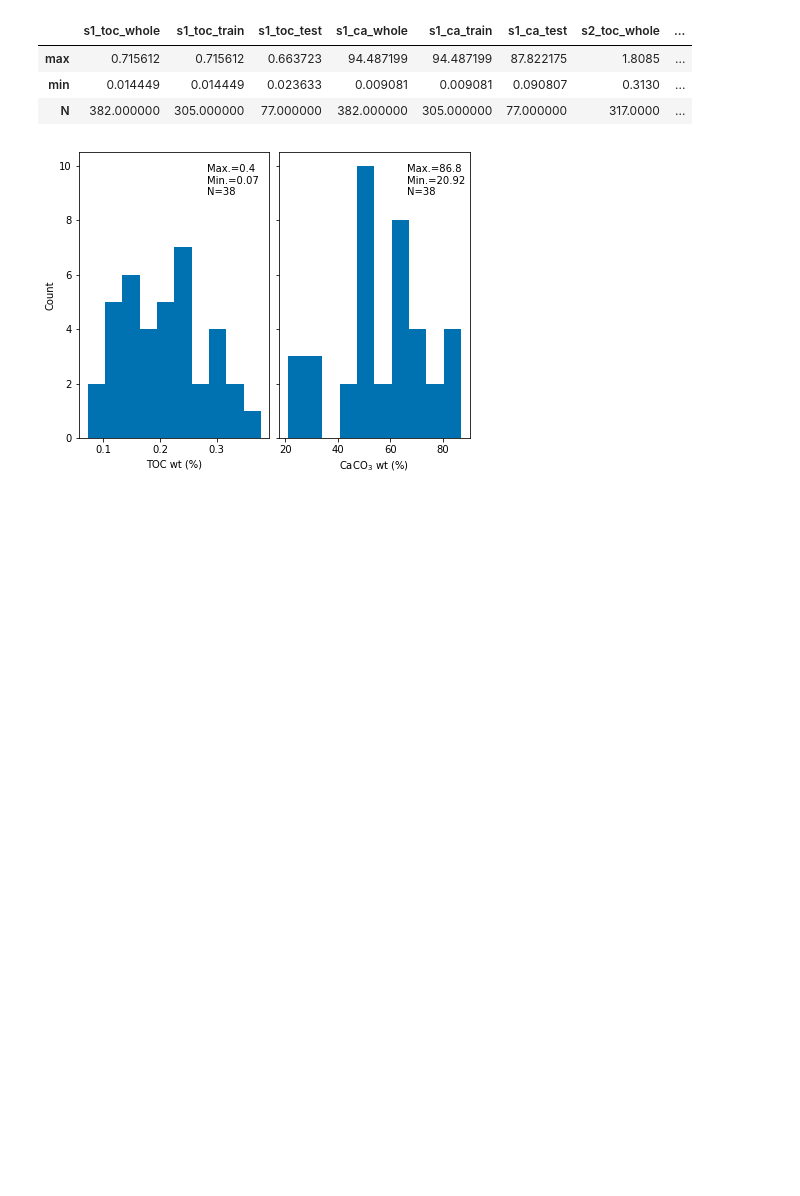
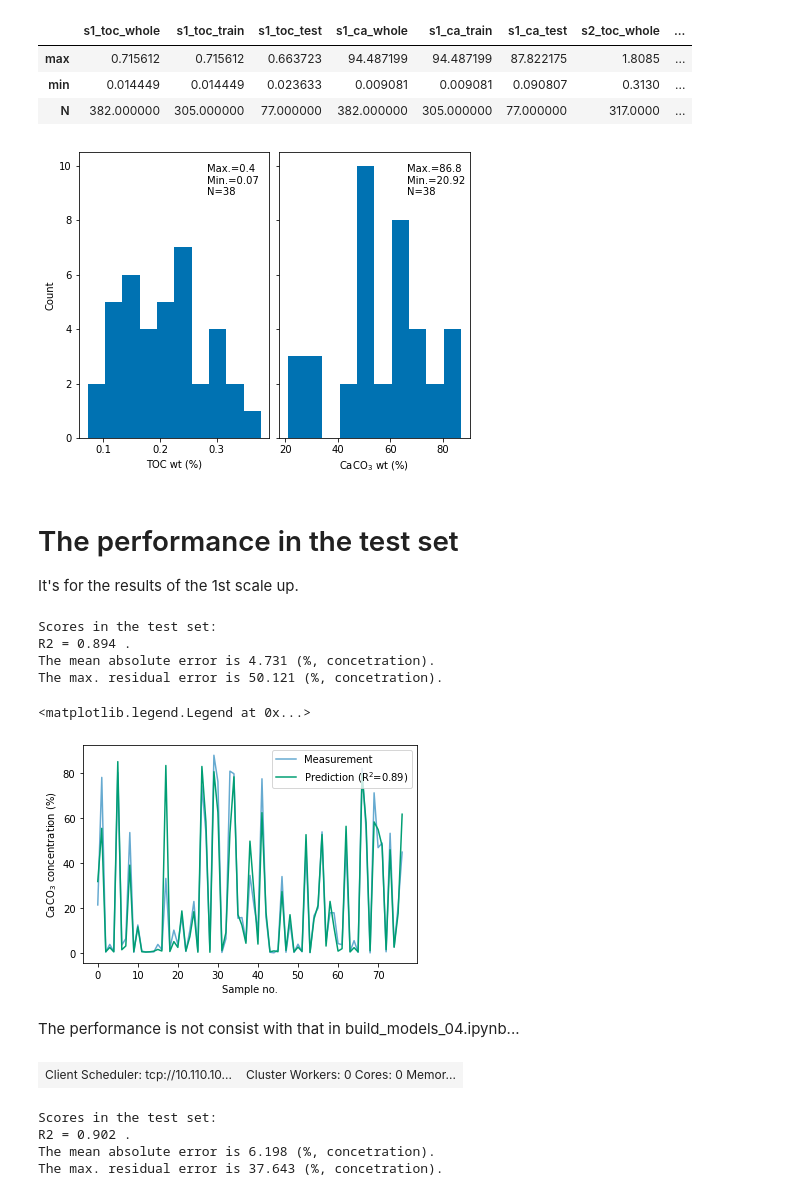
Before and after one commit to dispink/CaCO3_NWP, a Jupyter notebook: plot_for_paper.ipynb, the cells around one changed output. Cells and saved outputs as stored; diff of their text form; code cells hidden in the pictures; blank space fills up the shorter version.

```diff
--- a/plot_for_paper.ipynb
+++ b/plot_for_paper.ipynb
@@ -168,3 +169,49 @@ fig.subplots_adjust(wspace=.05, top=.92)
 fig.savefig('results/data_hist_pilot_{}.png'.format(date))
 # %% [output]
 [figure]
+# %% [markdown]
+# The performance in the test set
+It's for the results of the 1st scale up.
+# %%
+from joblib import load
+model_ca = load('models/caco3_nmf+svr_model_20201013.joblib')
+model_toc = load('models/toc_nmf+svr_model_20201013.joblib')
+# %%
+from sklearn.model_selection import train_test_split
+merge_df = pd.read_csv('data/spe+bulk_dataset_20201008.csv')
+X = merge_df.iloc[:, 1: -5].values
+X = X / X.sum(axis = 1, keepdims = True)
+y_ca = merge_df['CaCO3%'].values
+y_toc = merge_df['TOC%'].values
+
+X_train, X_test, y_ca_train, y_ca_test, y_toc_train, y_toc_test = train_test_split(X, y_ca, y_toc, test_size = 0.2, shuffle = True, random_state = 24)
+# %%
+y_ca_predict = np.exp(model_ca.predict(X_test))
+y_toc_predict = np.exp(model_toc.predict(X_test))
+# %%
+from sklearn.metrics import r2_score
+from sklearn.metrics import mean_absolute_error
+from sklearn.metrics import max_error
+
+print('Scores in the test set:')
+print('R2 = {:.3f} .'.format(r2_score(y_ca_test, y_ca_predict)))
+print('The mean absolute error is {:.3f} (%, concetration).'.format(mean_absolute_error(y_ca_test, y_ca_predict)))
+print('The max. residual error is {:.3f} (%, concetration).'.format(max_error(y_ca_test, y_ca_predict)))
+# %% [output]
+Scores in the test set:
+R2 = 0.894 .
+The mean absolute error is 4.731 (%, concetration).
+The max. residual error is 50.121 (%, concetration).
+# %%
+plt.plot(range(len(y_ca_predict)), y_ca_test, alpha=0.6, label='Measurement')
+plt.plot(range(len(y_ca_predict)), y_ca_predict, label='Prediction (R$^2$={:.2f})'.format(r2_score(y_ca_test, y_ca_predict)))
+#plt.text(12, -7, r'R$^2$={:.2f}, mean ab. error={:.2f}, max. ab. error={:.2f}'.format(grid.best_score_, mean_absolute_error(y_ttest, y_predict), max_error(y_ttest, y_predict)))
+plt.ylabel('CaCO$_3$ concentration (%)')
+plt.xlabel('Sample no.')
+plt.legend(loc = 'upper right')
+#plt.savefig('results/caco3_predictions_nmr+svr_{}.png'.format(date))
+# %% [output]
+<matplotlib.legend.Legend at 0x...>
+[figure, added]
+# %% [markdown]
+The performance is not consist with that in build_models_04.ipynb...
@@ -170,0 +233,4 @@ fig.savefig('results/data_hist_pilot_{}.png'.format(date))
+# %%
+client
+# %% [output]
+| Client Scheduler: tcp://10.110.10... | Cluster Workers: 0 Cores: 0 Memor... |
@@ -170,0 +252,14 @@ fig.savefig('results/data_hist_pilot_{}.png'.format(date))
+# %%
+from sklearn.metrics import r2_score
+from sklearn.metrics import mean_absolute_error
+from sklearn.metrics import max_error
+
+print('Scores in the test set:')
+print('R2 = {:.3f} .'.format(r2_score(y_test, y_predict)))
+print('The mean absolute error is {:.3f} (%, concetration).'.format(mean_absolute_error(y_test, y_predict)))
+print('The max. residual error is {:.3f} (%, concetration).'.format(max_error(y_test, y_predict)))
+# %% [output]
+Scores in the test set:
+R2 = 0.902 .
+The mean absolute error is 6.198 (%, concetration).
+The max. residual error is 37.643 (%, concetration).
```
Also changed, not shown: parts of 19 cells of this notebook.
